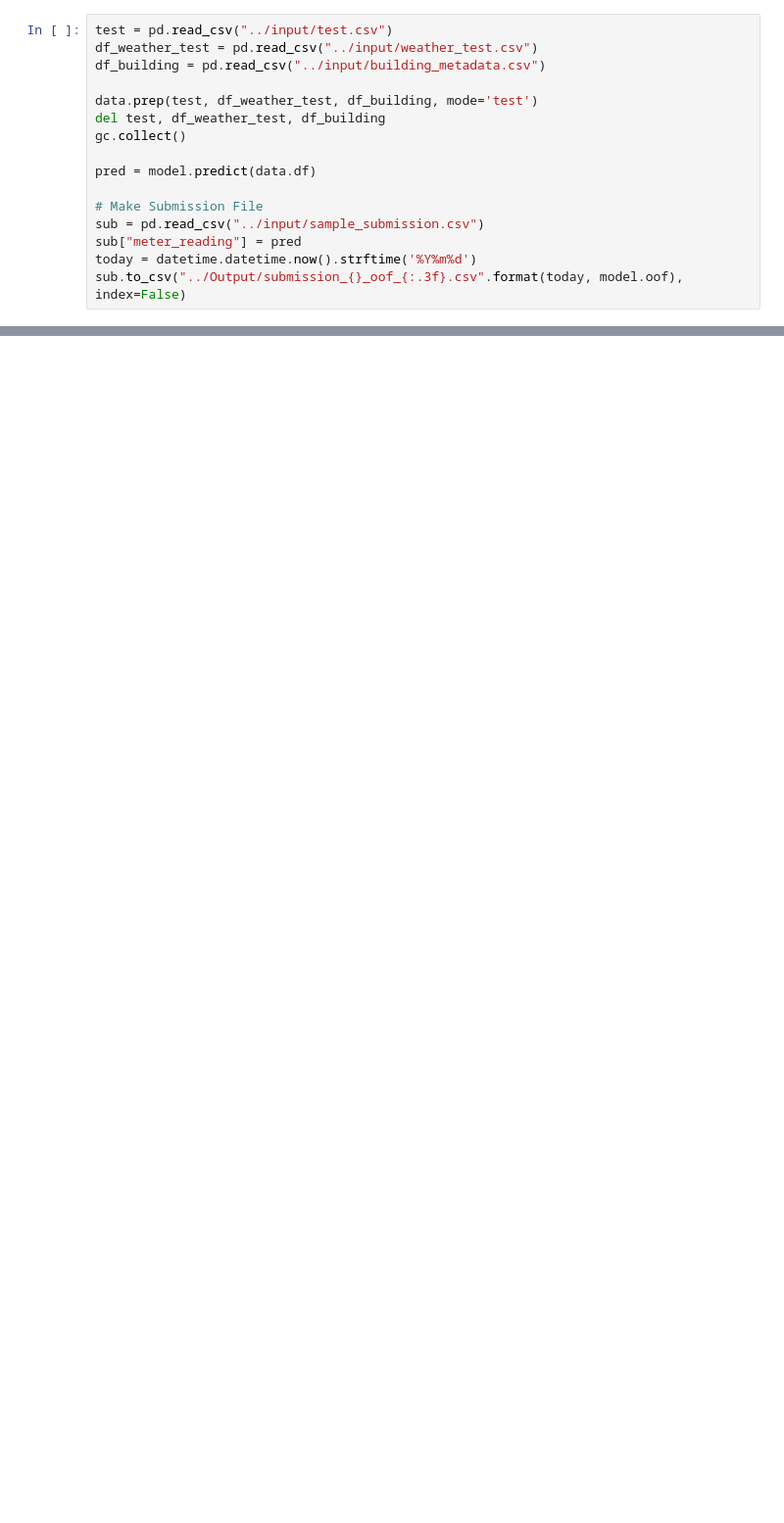
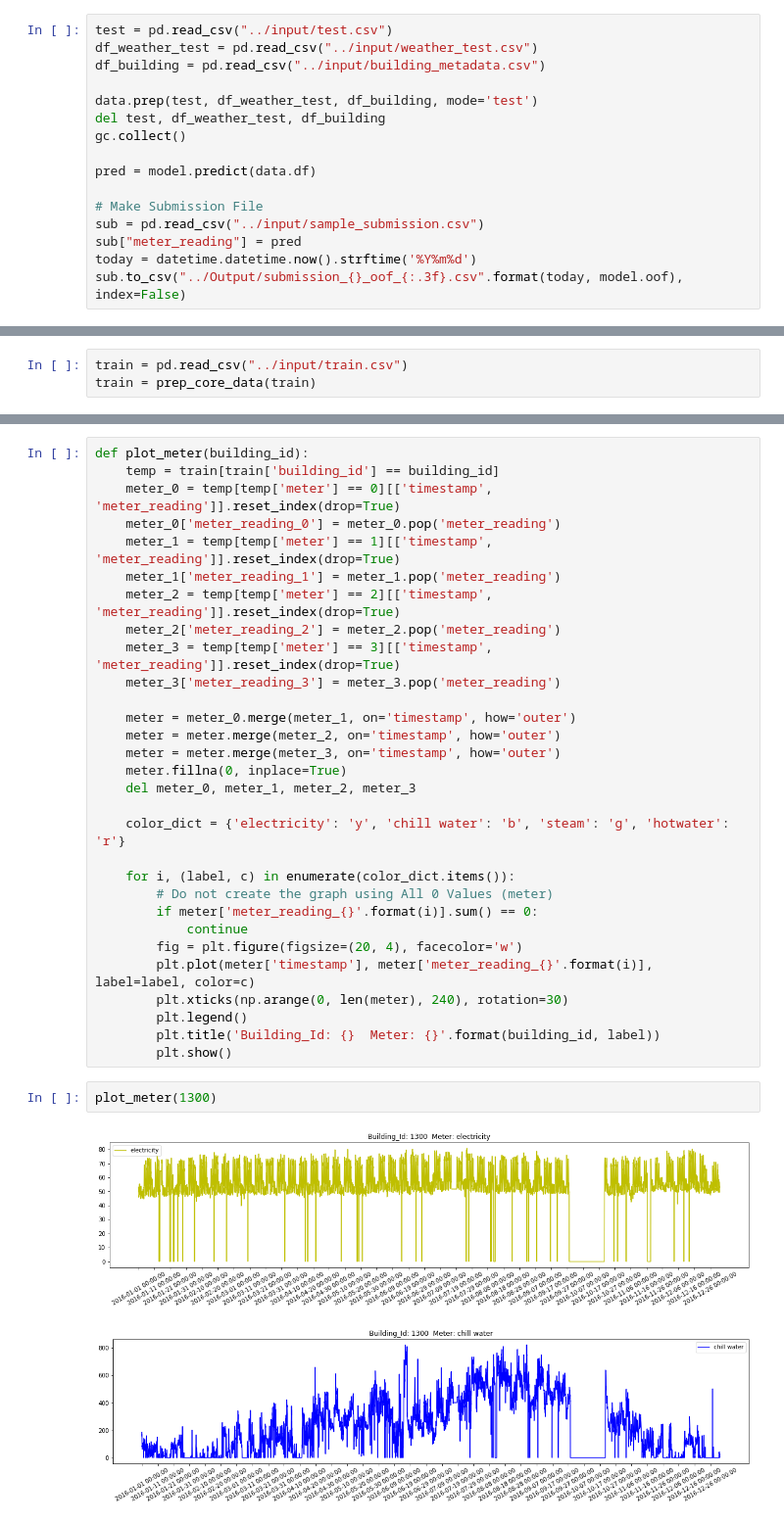
Before and after one commit to navitacion/ashrae-energy-prediction, a Jupyter notebook: notebook/LGBM Baseline.ipynb, the cells around one changed output, grey strips where cells are left out. Shown at 98% size. Drawn from its saved outputs; the diff is of its cells as text; blank space fills up the shorter version.

```diff
--- a/notebook/LGBM Baseline.ipynb
+++ b/notebook/LGBM Baseline.ipynb
@@ -446,0 +464,3 @@ sub.to_csv("../Output/submission_{}_oof_{:.3f}.csv".format(today, model.oof), in
+# %%
+train = pd.read_csv("../input/train.csv")
+train = prep_core_data(train)
@@ -446,0 +473,35 @@ sub.to_csv("../Output/submission_{}_oof_{:.3f}.csv".format(today, model.oof), in
+# %%
+def plot_meter(building_id):
+    temp = train[train['building_id'] == building_id]
+    meter_0 = temp[temp['meter'] == 0][['timestamp', 'meter_reading']].reset_index(drop=True)
+    meter_0['meter_reading_0'] = meter_0.pop('meter_reading')
+    meter_1 = temp[temp['meter'] == 1][['timestamp', 'meter_reading']].reset_index(drop=True)
+    meter_1['meter_reading_1'] = meter_1.pop('meter_reading')
+    meter_2 = temp[temp['meter'] == 2][['timestamp', 'meter_reading']].reset_index(drop=True)
+    meter_2['meter_reading_2'] = meter_2.pop('meter_reading')
+    meter_3 = temp[temp['meter'] == 3][['timestamp', 'meter_reading']].reset_index(drop=True)
+    meter_3['meter_reading_3'] = meter_3.pop('meter_reading')
+
+    meter = meter_0.merge(meter_1, on='timestamp', how='outer')
+    meter = meter.merge(meter_2, on='timestamp', how='outer')
+    meter = meter.merge(meter_3, on='timestamp', how='outer')
+    meter.fillna(0, inplace=True)
+    del meter_0, meter_1, meter_2, meter_3
+
+    color_dict = {'electricity': 'y', 'chill water': 'b', 'steam': 'g', 'hotwater': 'r'}
+
+    for i, (label, c) in enumerate(color_dict.items()):
+        # Do not create the graph using All 0 Values (meter)
+        if meter['meter_reading_{}'.format(i)].sum() == 0:
+            continue
+        fig = plt.figure(figsize=(20, 4), facecolor='w')
+        plt.plot(meter['timestamp'], meter['meter_reading_{}'.format(i)], label=label, color=c)
+        plt.xticks(np.arange(0, len(meter), 240), rotation=30)
+        plt.legend()
+        plt.title('Building_Id: {}  Meter: {}'.format(building_id, label))
+        plt.show()
+# %%
+plot_meter(1300)
+# %% [output]
+[figure, added]
+[figure, added]
```
Also changed, not shown: parts of 11 cells of this notebook, 2 other files.
